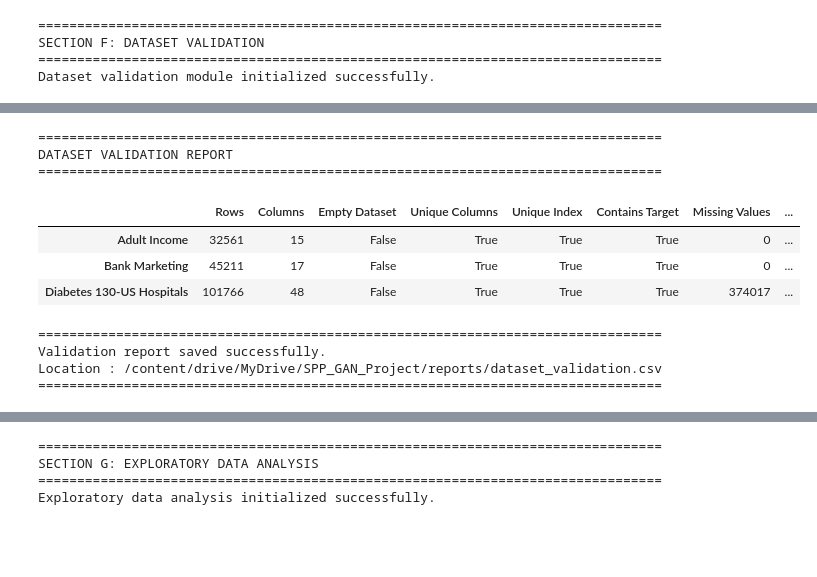
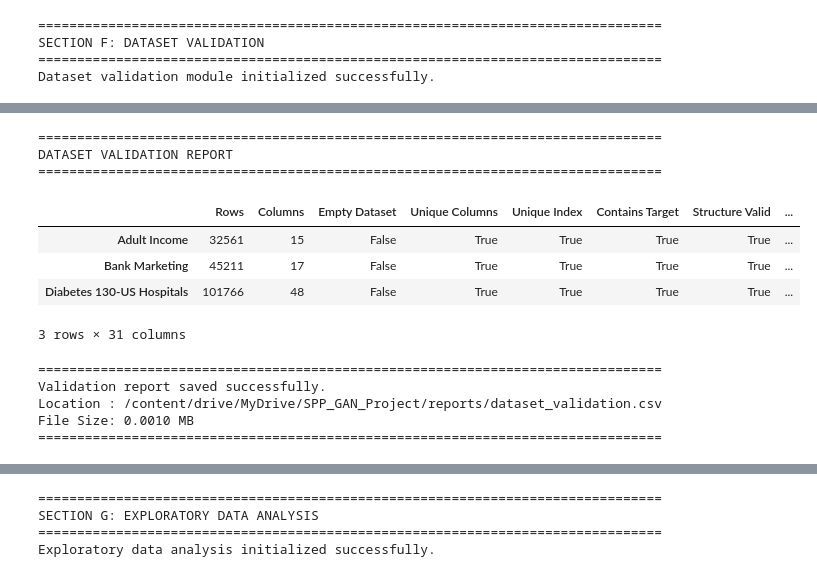
Before and after one commit to amzad-786githumb/Privacy-Preserving-Synthetic-Tabular-Data-Generation-Using-Generative-Adversarial-Networks, a Jupyter notebook: 02_Data_Preprocessing.ipynb, the cells around one changed output, grey strips where cells are left out. Drawn from its saved outputs; the diff is of its cells as text; code cells hidden in the pictures; blank space fills up the shorter version.

```diff
--- a/02_Data_Preprocessing.ipynb
+++ b/02_Data_Preprocessing.ipynb
@@ -332,7 +332,13 @@ WORKFLOW = [
 
     "Validate Data",
 
-    "Preprocess Data",
+    "Assess Data Quality",
+
+    "Split Data into Train / Validation / Test",
+
+    "Fit Preprocessing on Training Data",
+
+    "Transform Validation and Test Data",
 
     "Generate Metadata",
 
@@ -1693,6 +2420,8 @@ Total Memory Usage                     231.40 MB
 # ============================================================
 # E8. Raw Dataset Summary
 # ============================================================
+
+import pandas as pd
 
 summary = []
 
@@ -1712,9 +2441,13 @@ for dataset_id, df in RAW_DATASETS.items():
 
         "Columns": df.shape[1],
 
-        "Missing Values": int(df.isnull().sum().sum()),
+        "Missing Values": int(
+            df.isnull().sum().sum()
+        ),
 
-        "Duplicate Rows": int(df.duplicated().sum()),
+        "Duplicate Rows": int(
+            df.duplicated().sum()
+        ),
 
         "Memory (MB)": round(
             df.memory_usage(deep=True).sum() / (1024 ** 2),
@@ -2211,6 +3449,7 @@ Memory validation completed.
 # ============================================================
 
 from pathlib import Path
+import pandas as pd
 
 VALIDATION_DF = pd.DataFrame.from_dict(
     VALIDATION_RESULTS,
@@ -2221,42 +3460,71 @@ VALIDATION_DF.index = [
     DATASETS[dataset_id]["name"]
     for dataset_id in VALIDATION_DF.index
 ]
 
 print("=" * 80)
 print("DATASET VALIDATION REPORT")
 print("=" * 80)
 
 display(VALIDATION_DF)
 
-validation_path = Path(PATHS["reports"]) / "dataset_validation.csv"
+# ------------------------------------------------------------
+# Save validation report
+# ------------------------------------------------------------
+
+validation_path = (
+    Path(PATHS["reports"])
+    / "dataset_validation.csv"
+)
 
 validation_path.parent.mkdir(
     parents=True,
     exist_ok=True
 )
 
 VALIDATION_DF.to_csv(
     validation_path,
     index=True,
     encoding="utf-8"
 )
 
+# ------------------------------------------------------------
+# Verify saved artifact
+# ------------------------------------------------------------
+
+validation_artifact_valid = (
+    validation_path.exists()
+    and validation_path.is_file()
+    and validation_path.stat().st_size > 0
+)
+
+if not validation_artifact_valid:
+
+    raise RuntimeError(
+        "Validation report was not saved correctly."
+    )
+
 print("=" * 80)
 print("Validation report saved successfully.")
 print(f"Location : {validation_path}")
+print(
+    f"File Size: "
+    f"{validation_path.stat().st_size / (1024 ** 2):.4f} MB"
+)
 print("=" * 80)
 # %% [output]
 ================================================================================
 DATASET VALIDATION REPORT
 ================================================================================
-|  | Rows | Columns | Empty Dataset | Unique Columns | Unique Index | Contains Target | Missing Values | ... |
-| Adult Income | 32561 | 15 | False | True | True | True | 0 | ... |
-| Bank Marketing | 45211 | 17 | False | True | True | True | 0 | ... |
-| Diabetes 130-US Hospitals | 101766 | 48 | False | True | True | True | 374017 | ... |
+|  | Rows | Columns | Empty Dataset | Unique Columns | Unique Index | Contains Target | Structure Valid | ... |
+| Adult Income | 32561 | 15 | False | True | True | True | True | ... |
+| Bank Marketing | 45211 | 17 | False | True | True | True | True | ... |
+| Diabetes 130-US Hospitals | 101766 | 48 | False | True | True | True | True | ... |
-================================================================================
-Validation report saved successfully.
-Location : /content/drive/MyDrive/SPP_GAN_Project/reports/dataset_validation.csv
-================================================================================
+3 rows × 31 columns
+================================================================================
+Validation report saved successfully.
+Location : /content/drive/MyDrive/SPP_GAN_Project/reports/dataset_validation.csv
+File Size: 0.0010 MB
+================================================================================
 # %%
 # ============================================================
 # F10. Validation Summary
```
Also changed, not shown: parts of 60 cells of this notebook.
